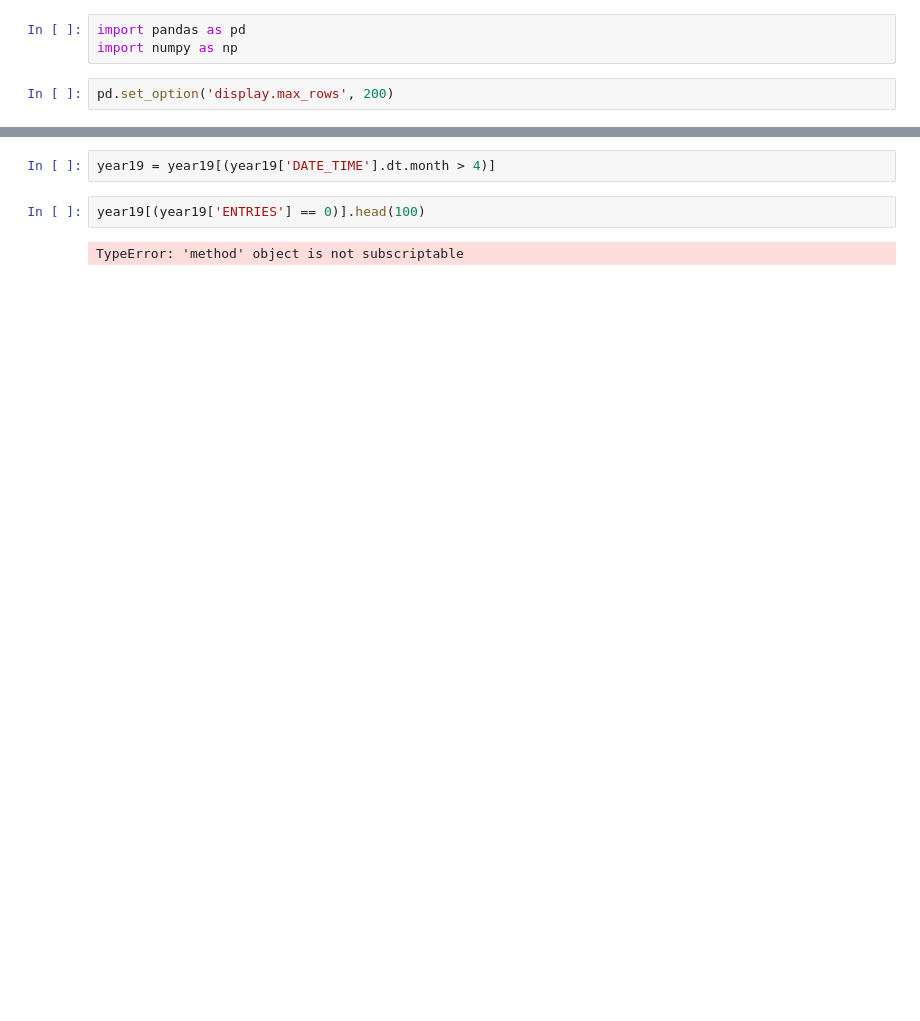
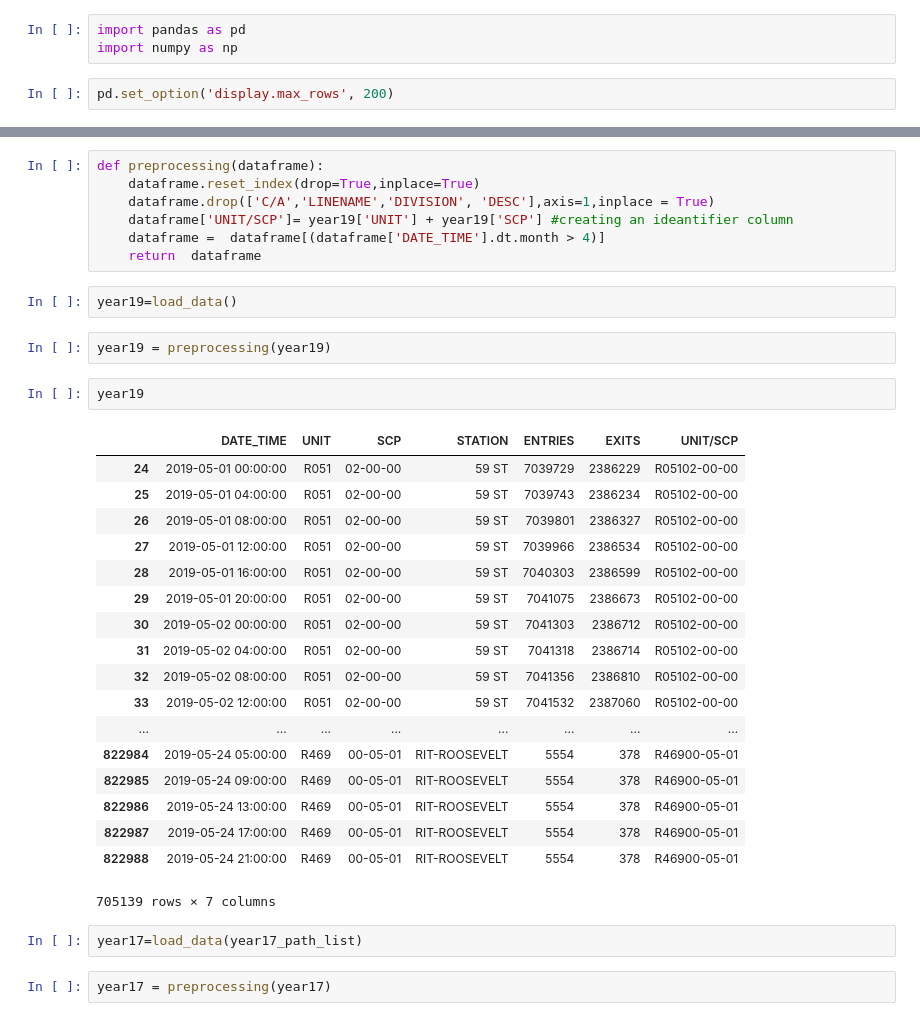
Before and after one commit to amamisa/project-01, a Jupyter notebook: project-01.ipynb, the cells around one changed output, grey strips where cells are left out. Drawn from its saved outputs; the diff is of its cells as text; blank space fills up the shorter version.

```diff
--- a/project-01.ipynb
+++ b/project-01.ipynb
@@ -16,6 +15,36 @@ year19['UNIT/SCP']= year19['UNIT'] + year19['SCP']
-# %%
-year19 = year19[(year19['DATE_TIME'].dt.month > 4)]
-# %%
-year19[(year19['ENTRIES'] == 0)].head(100)
-# %% [output]
-TypeError: 'method' object is not subscriptable
+# %%
+def preprocessing(dataframe):
+    dataframe.reset_index(drop=True,inplace=True)
+    dataframe.drop(['C/A','LINENAME','DIVISION', 'DESC'],axis=1,inplace = True)
+    dataframe['UNIT/SCP']= year19['UNIT'] + year19['SCP'] #creating an ideantifier column
+    dataframe =  dataframe[(dataframe['DATE_TIME'].dt.month > 4)]
+    return  dataframe
+# %%
+year19=load_data()
+# %%
+year19 = preprocessing(year19)
+# %%
+year19
+# %% [output]
+|  | DATE_TIME | UNIT | SCP | STATION | ENTRIES | EXITS | UNIT/SCP |
+| 24 | 2019-05-01 00:00:00 | R051 | 02-00-00 | 59 ST | 7039729 | 2386229 | R05102-00-00 |
+| 25 | 2019-05-01 04:00:00 | R051 | 02-00-00 | 59 ST | 7039743 | 2386234 | R05102-00-00 |
+| 26 | 2019-05-01 08:00:00 | R051 | 02-00-00 | 59 ST | 7039801 | 2386327 | R05102-00-00 |
+| 27 | 2019-05-01 12:00:00 | R051 | 02-00-00 | 59 ST | 7039966 | 2386534 | R05102-00-00 |
+| 28 | 2019-05-01 16:00:00 | R051 | 02-00-00 | 59 ST | 7040303 | 2386599 | R05102-00-00 |
+| 29 | 2019-05-01 20:00:00 | R051 | 02-00-00 | 59 ST | 7041075 | 2386673 | R05102-00-00 |
+| 30 | 2019-05-02 00:00:00 | R051 | 02-00-00 | 59 ST | 7041303 | 2386712 | R05102-00-00 |
+| 31 | 2019-05-02 04:00:00 | R051 | 02-00-00 | 59 ST | 7041318 | 2386714 | R05102-00-00 |
+| 32 | 2019-05-02 08:00:00 | R051 | 02-00-00 | 59 ST | 7041356 | 2386810 | R05102-00-00 |
+| 33 | 2019-05-02 12:00:00 | R051 | 02-00-00 | 59 ST | 7041532 | 2387060 | R05102-00-00 |
+| ... | ... | ... | ... | ... | ... | ... | ... |
+| 822984 | 2019-05-24 05:00:00 | R469 | 00-05-01 | RIT-ROOSEVELT | 5554 | 378 | R46900-05-01 |
+| 822985 | 2019-05-24 09:00:00 | R469 | 00-05-01 | RIT-ROOSEVELT | 5554 | 378 | R46900-05-01 |
+| 822986 | 2019-05-24 13:00:00 | R469 | 00-05-01 | RIT-ROOSEVELT | 5554 | 378 | R46900-05-01 |
+| 822987 | 2019-05-24 17:00:00 | R469 | 00-05-01 | RIT-ROOSEVELT | 5554 | 378 | R46900-05-01 |
+| 822988 | 2019-05-24 21:00:00 | R469 | 00-05-01 | RIT-ROOSEVELT | 5554 | 378 | R46900-05-01 |
+705139 rows × 7 columns
+# %%
+year17=load_data(year17_path_list)
+# %%
+year17 = preprocessing(year17)
```
Also changed, not shown: parts of 7 cells of this notebook.
